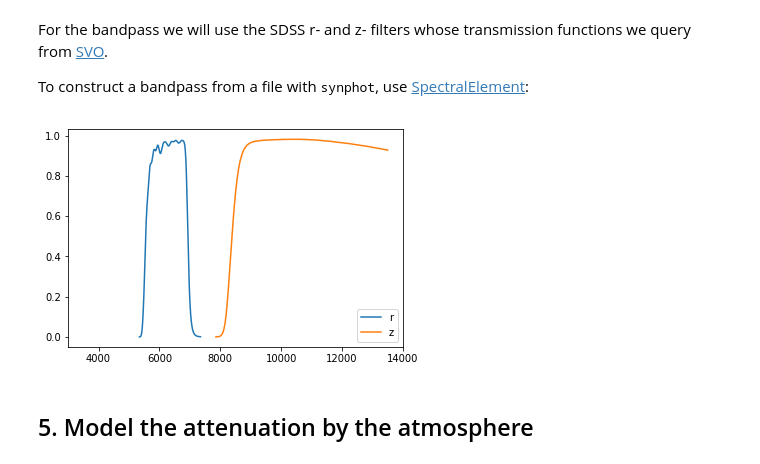
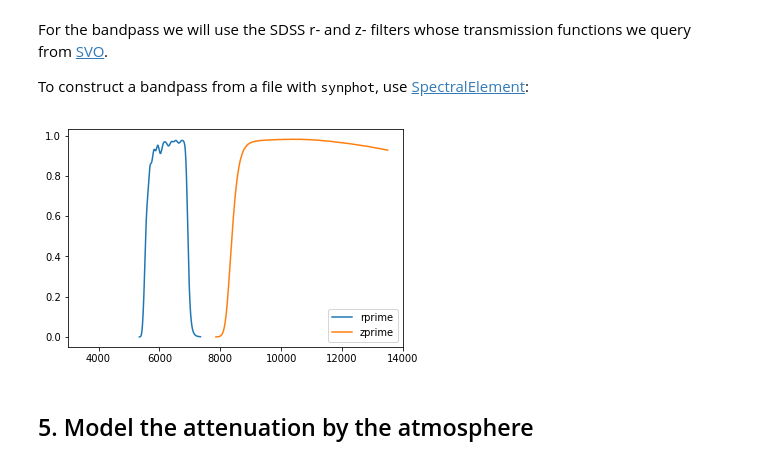
Before and after one commit to tcjansen/GSoC, a Jupyter notebook: observing_examples.ipynb, the cells around one changed output. Cells and saved outputs as stored; diff of their text form; code cells hidden in the pictures.

```diff
--- a/observing_examples.ipynb
+++ b/observing_examples.ipynb
@@ -141,22 +141,22 @@ gain = 1.9  # the gain of this detector in e-/ADU
 For the bandpass we will use the SDSS r- and z- filters whose transmission functions we query from <a href="http://svo2.cab.inta-csic.es/theory/fps/index.php?mode=voservice">SVO</a>.
 <p>To construct a bandpass from a file with <tt>synphot</tt>, use <a href="https://synphot.readthedocs.io/en/latest/api/synphot.spectrum.SpectralElement.html#synphot.spectrum">SpectralElement</a>:</p>
 # %%
-sdss = ['r', 'z']  # only want r- and z-bands for now
+sdss = ['rprime', 'zprime']  # only want r' and z' bands for now
 svo_sdss_link = 'http://svo2.cab.inta-csic.es/theory/fps' + \
                  '/getdata.php?format=ascii&id=SLOAN/SDSS.'
 
 bandpasses = {}
 for band in sdss:
-    local_path = download_file(svo_sdss_link + band + 'prime_filter')
+    local_path = download_file(svo_sdss_link + band + '_filter')
     bp = SpectralElement.from_file(local_path)
     bandpasses[band] = bp
 
     plt.plot(bp.waveset, bp(bp.waveset), label=band)
 plt.legend(loc='lower right')
 plt.xlim(3000, 14000)
 plt.show()
 # %% [output]
-[figure, old version]
+[figure, new version]
 # %% [markdown]
 <a id="atmosphere"></a>
 ## 5. Model the attenuation by the atmosphere
```
Also changed, not shown: parts of 17 cells of this notebook.
